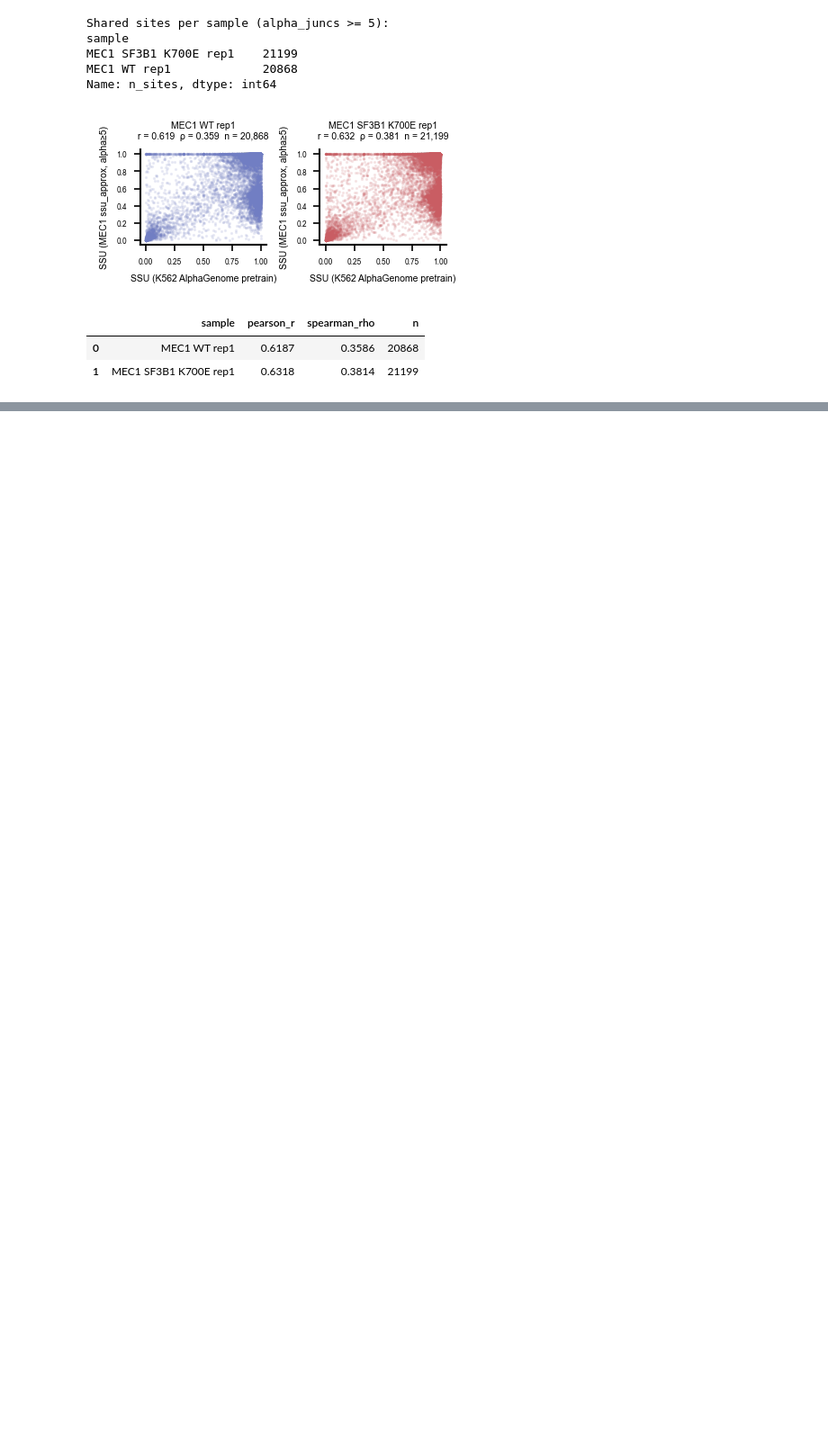
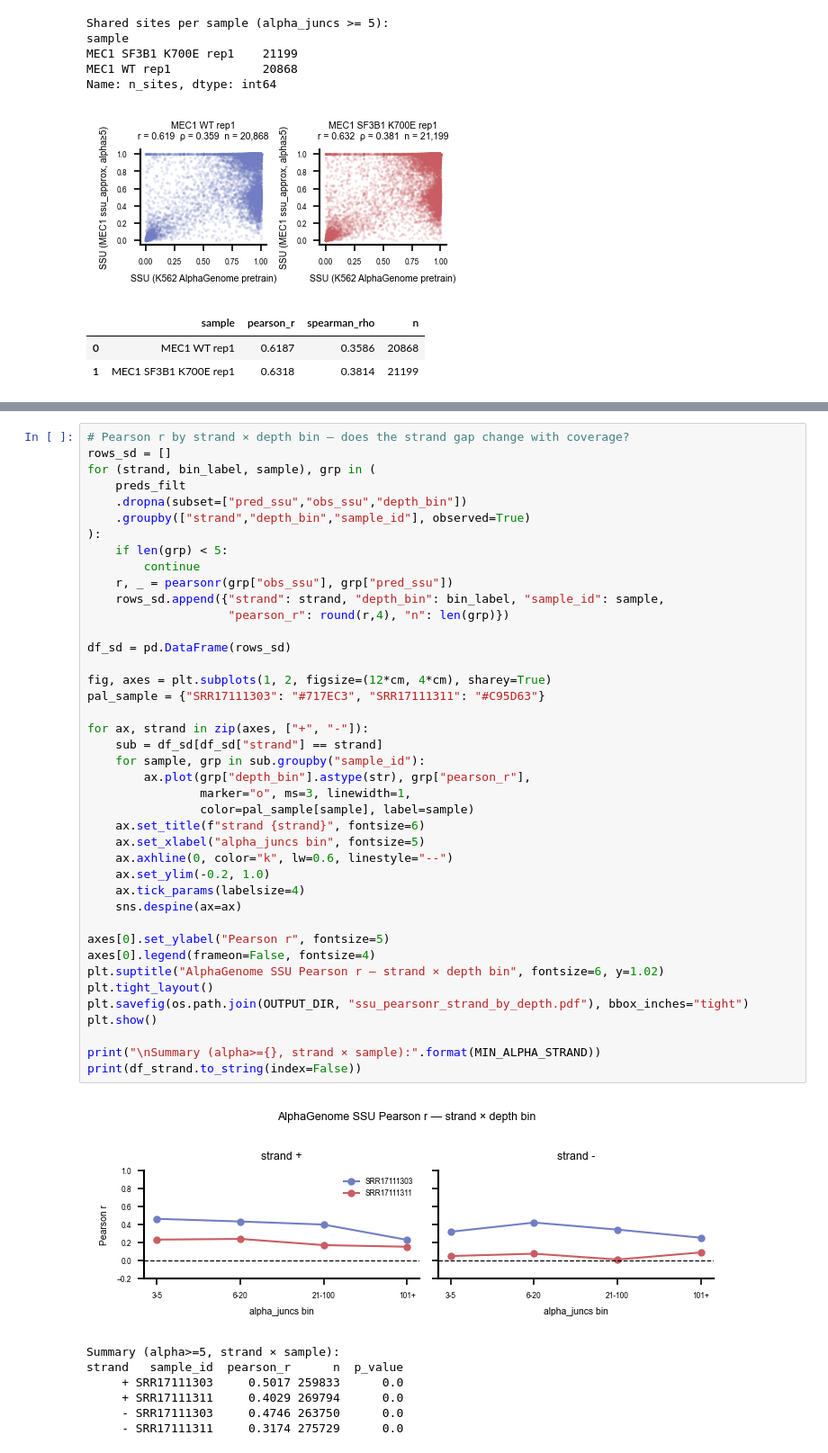
Before and after one commit to MiqG/alphagenome_finetuning_rna, a Jupyter notebook: figures/debug_ssu.ipynb, the cells around one changed output, grey strips where cells are left out. Shown at 90% size. Drawn from its saved outputs; the diff is of its cells as text; blank space fills up the shorter version.

```diff
--- a/figures/debug_ssu.ipynb
+++ b/figures/debug_ssu.ipynb
@@ -822,0 +905,49 @@ Name: n_sites, dtype: int64
+# %%
+# Pearson r by strand × depth bin — does the strand gap change with coverage?
+rows_sd = []
+for (strand, bin_label, sample), grp in (
+    preds_filt
+    .dropna(subset=["pred_ssu","obs_ssu","depth_bin"])
+    .groupby(["strand","depth_bin","sample_id"], observed=True)
+):
+    if len(grp) < 5:
+        continue
+    r, _ = pearsonr(grp["obs_ssu"], grp["pred_ssu"])
+    rows_sd.append({"strand": strand, "depth_bin": bin_label, "sample_id": sample,
+                    "pearson_r": round(r,4), "n": len(grp)})
+
+df_sd = pd.DataFrame(rows_sd)
+
+fig, axes = plt.subplots(1, 2, figsize=(12*cm, 4*cm), sharey=True)
+pal_sample = {"SRR17111303": "#717EC3", "SRR17111311": "#C95D63"}
+
+for ax, strand in zip(axes, ["+", "-"]):
+    sub = df_sd[df_sd["strand"] == strand]
+    for sample, grp in sub.groupby("sample_id"):
+        ax.plot(grp["depth_bin"].astype(str), grp["pearson_r"],
+                marker="o", ms=3, linewidth=1,
+                color=pal_sample[sample], label=sample)
+    ax.set_title(f"strand {strand}", fontsize=6)
+    ax.set_xlabel("alpha_juncs bin", fontsize=5)
+    ax.axhline(0, color="k", lw=0.6, linestyle="--")
+    ax.set_ylim(-0.2, 1.0)
+    ax.tick_params(labelsize=4)
+    sns.despine(ax=ax)
+
+axes[0].set_ylabel("Pearson r", fontsize=5)
+axes[0].legend(frameon=False, fontsize=4)
+plt.suptitle("AlphaGenome SSU Pearson r — strand × depth bin", fontsize=6, y=1.02)
+plt.tight_layout()
+plt.savefig(os.path.join(OUTPUT_DIR, "ssu_pearsonr_strand_by_depth.pdf"), bbox_inches="tight")
+plt.show()
+
+print("\nSummary (alpha>={}, strand × sample):".format(MIN_ALPHA_STRAND))
+print(df_strand.to_string(index=False))
+# %% [output]
+[figure, added]
+Summary (alpha>=5, strand × sample):
+strand   sample_id  pearson_r      n  p_value
+     + SRR17111303     0.5017 259833      0.0
+     + SRR17111311     0.4029 269794      0.0
+     - SRR17111303     0.4746 263750      0.0
+     - SRR17111311     0.3174 275729      0.0
```
Also changed, not shown: parts of 4 cells of this notebook, 17 other files.
